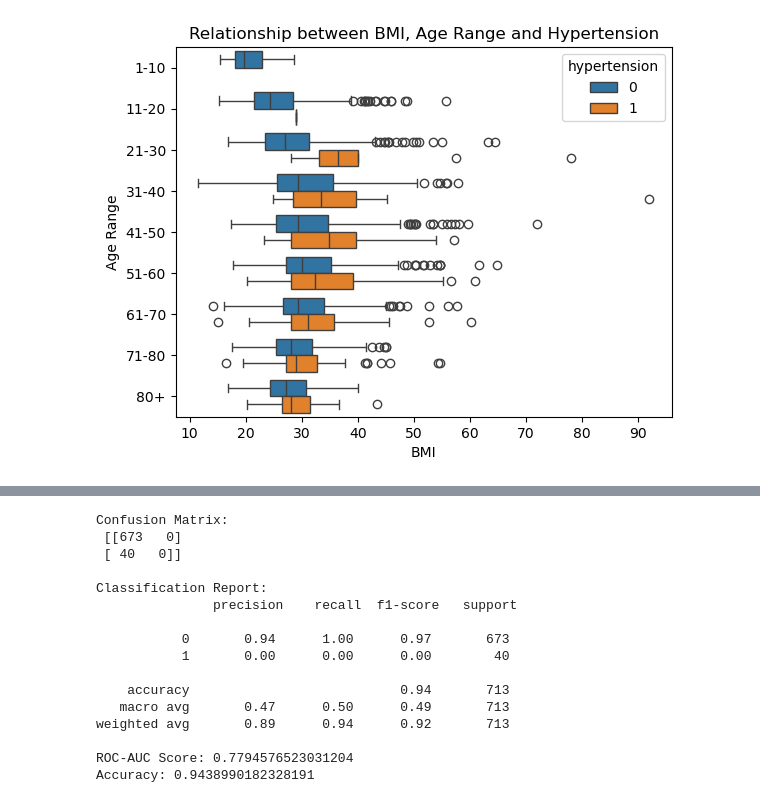
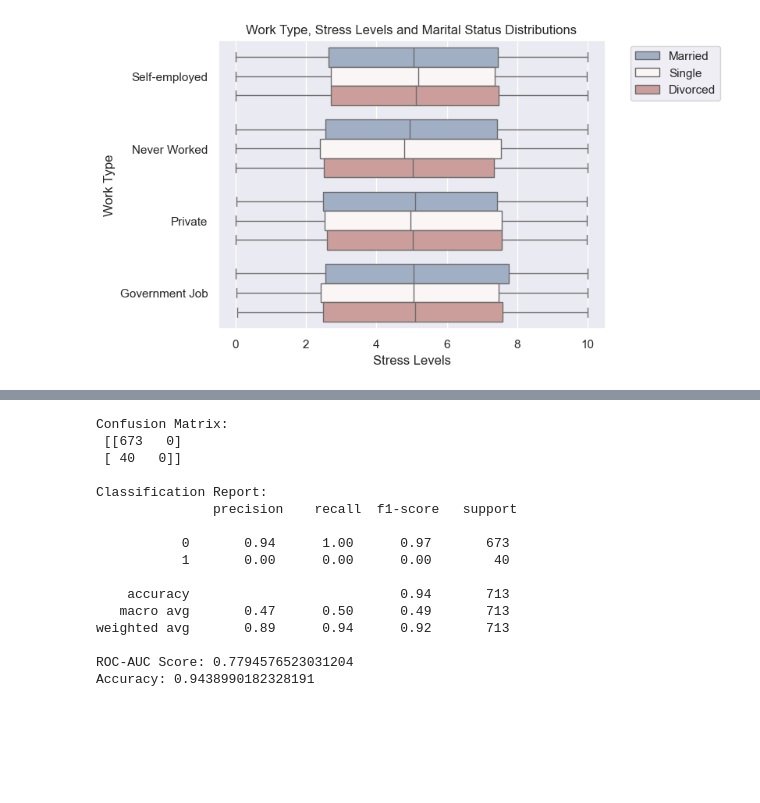
Before and after one commit to dyang0910/AI4ALL, a Jupyter notebook: Stroke_Project.ipynb, the cells around one changed output, grey strips where cells are left out. Saved outputs shown, nothing was run; the diff lists cells and outputs as text; code cells hidden in the pictures; blank space fills up the shorter version.

```diff
--- a/Stroke_Project.ipynb
+++ b/Stroke_Project.ipynb
@@ -77,8 +63,0 @@ plt.show()
-# %%
-# Data Visualization 4: The relationship between residence type, marital status, and work type
-sns.set_theme(style="whitegrid")
-plot = sns.catplot(data=df, x='Residence_type', col='work_type',
-                   hue='ever_married', kind='count', alpha=0.8, height=8)
-plot.despine(left=True)
-plot.set_axis_labels("Residential Type")
-plot.legend.set_title("Married Status")
@@ -87,13 +64,10 @@ plot.legend.set_title("Married Status")
-# %%
-# Data Visualization 5: The relationship between BMI, Age Categories, and Hypertension
-df = df[df['age'] > 1]
-bins = [1, 10, 20, 30, 40, 50, 60, 70, 80, np.inf]
-names = ['1-10', '11-20', '21-30', '31-40', '41-50', '51-60', '61-70', '71-80', '80+']
-df['AgeRange'] = pd.cut(df['age'], bins, labels=names)
-sns.boxplot(data=df,x='bmi', y='AgeRange', hue='hypertension')
-plt.xlabel("BMI")
-plt.ylabel("Age Range")
-plt.title("Relationship between BMI, Age Range and Hypertension")
-plt.show()
-# %% [output]
-[figure, removed]
+# %%
+# Data Visualization 2: Work Type, Stress Levels and Marital Status Distributions
+sns.boxplot(clean_df, x='Stress Levels', y='Work Type', hue='Marital Status', orient='h', palette="vlag")
+plt.title("Work Type, Stress Levels and Marital Status Distributions")
+plt.xlabel("Stress Levels")
+plt.ylabel("Work Type")
+plt.legend(bbox_to_anchor=(1.05, 1), loc='upper left')
+plt.show()
+# %% [output]
+[figure, added]
```
Also changed, not shown: parts of 7 cells of this notebook.
